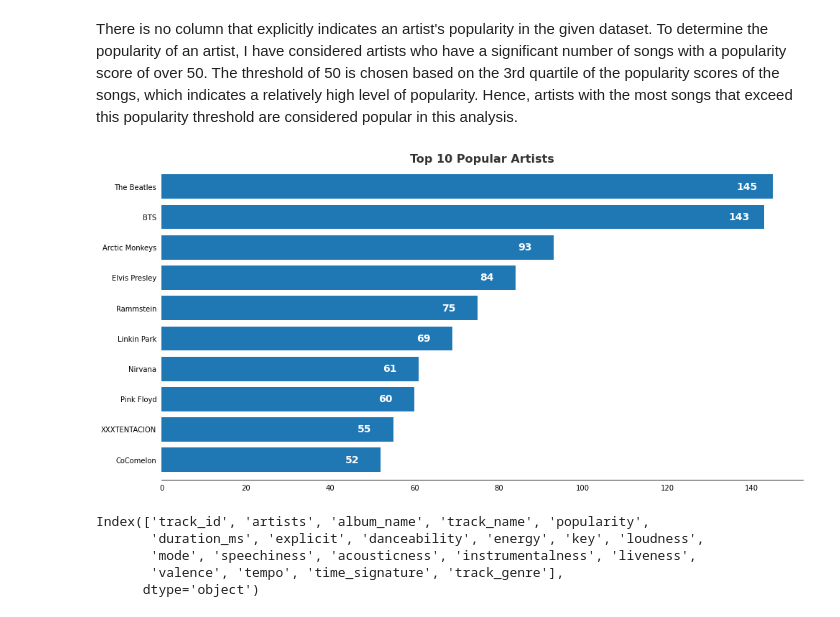
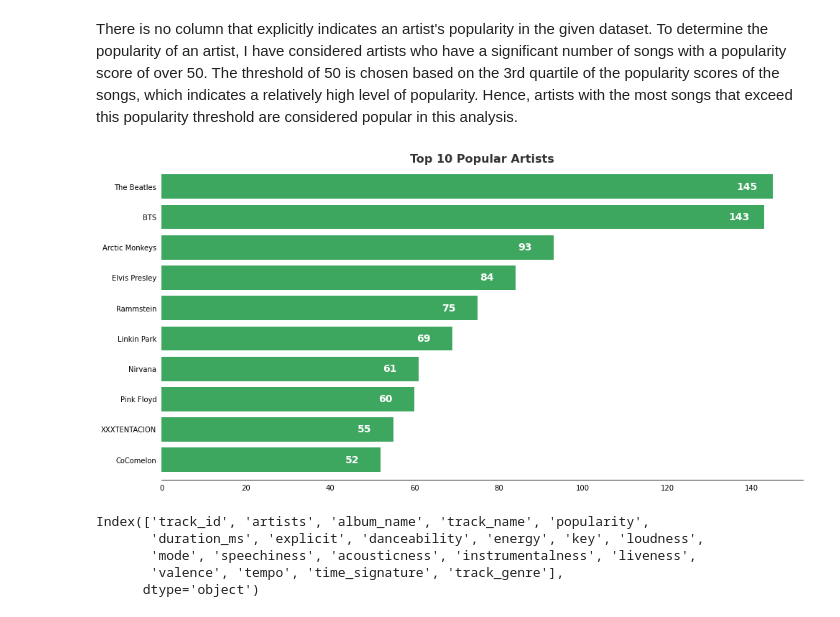
Before and after one commit to biancaportela/7DaysOfCode_SpotifyML, a Jupyter notebook: D1 - Data Collection and EDA/eda.ipynb, the cells around one changed output. Cells and saved outputs as stored; diff of their text form; code cells hidden in the pictures.

```diff
--- a/D1 - Data Collection and EDA/eda.ipynb
+++ b/D1 - Data Collection and EDA/eda.ipynb
@@ -267,7 +269,7 @@ def generate_horizontal_bar_chart(df, title):
     df_sorted = df.sort_values(ascending=True)
 
     # Create the horizontal bar chart
-    plot = df_sorted.plot(kind='barh', xlabel='', figsize=(16, 8), width=0.8)
+    plot = df_sorted.plot(kind='barh', xlabel='', figsize=(16, 8), width=0.8, color= '#3DA65F')
 
     # Set the title and other plot properties
     plt.title(title, size=16, alpha=0.8, weight='bold')
@@ -288,34 +290,34 @@ def generate_horizontal_bar_chart(df, title):
         space = -50
         # Vertical alignment for positive values
         ha = 'left'
 
         # If value of bar is negative: Place label left of bar
         if x_value < 0:
             # Invert space to place label to the left
             space *= -1
             # Horizontally align label at right
             ha = 'right'
 
         # Use X value as label and format number with one decimal place
         label = "{:.0f}".format(x_value)
 
         # Create annotation
         plt.annotate(
             label,                      # Use `label` as label
             (x_value, y_value),         # Place label at end of the bar
             xytext=(space, 0),          # Horizontally shift label by `space`
             textcoords="offset points", # Interpret `xytext` as offset in points
             va='center',                # Vertically center label
             ha=ha,
             color='white',
             weight='bold',
             size=14)
     plt.show()
 
 
 generate_horizontal_bar_chart(popular_artists, 'Top 10 Popular Artists')
 # %% [output]
-[figure, old version]
+[figure, new version]
 # %%
 spotify_df.columns
 # %% [output]
```
Also changed, not shown: parts of 4 cells of this notebook.
